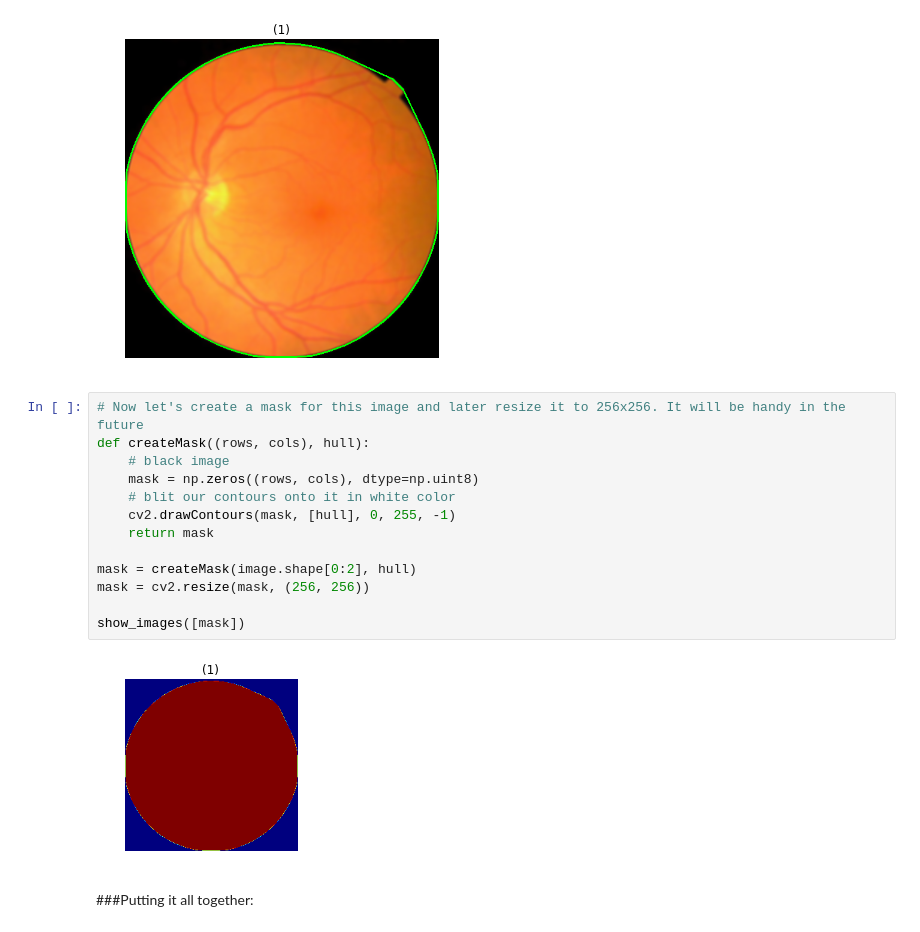
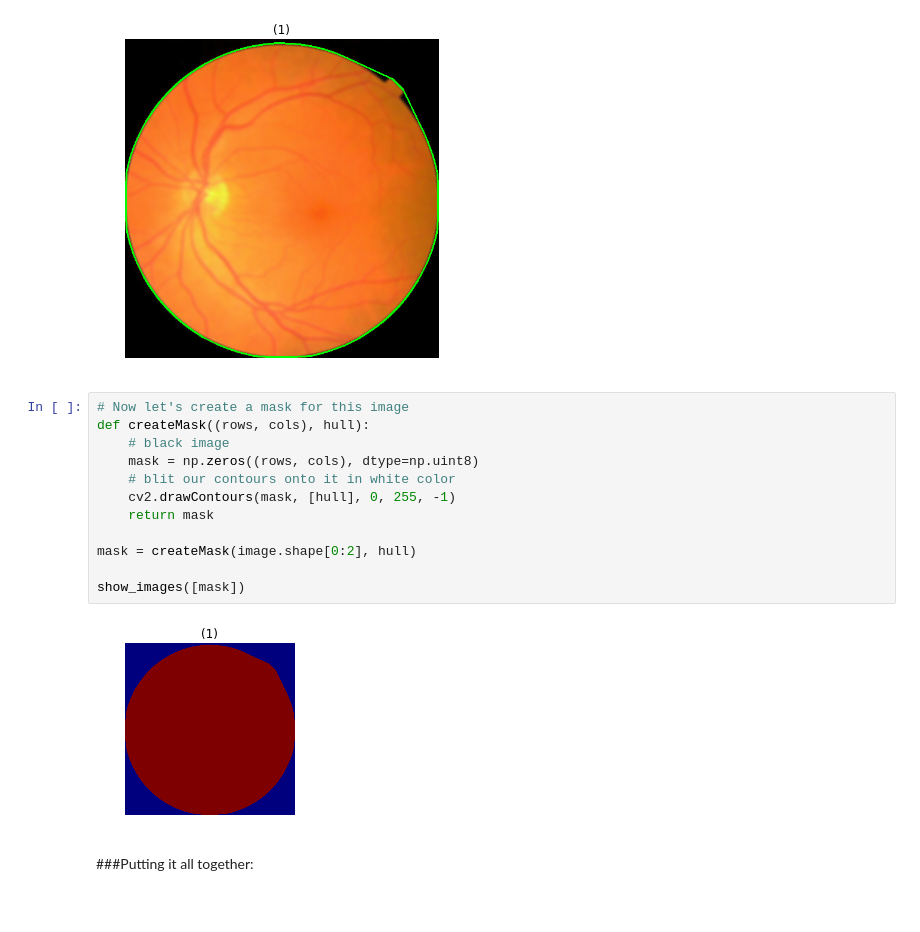
Before and after one commit to fierval/retina, a Jupyter notebook: DiabeticRetinopathy/Features/Color Map by Histogram and Contour Finding.ipynb, the cells around one changed output. Cells and saved outputs as stored; diff of their text form.

Commit message:
Finishing up the Color Map by Histogram and Contour Finding.ipynb

```diff
--- a/DiabeticRetinopathy/Features/Color Map by Histogram and Contour Finding.ipynb
+++ b/DiabeticRetinopathy/Features/Color Map by Histogram and Contour Finding.ipynb
@@ -117,20 +117,19 @@ display_contours(image, [hull], thickness=2, color=(0, 255, 0))
 # %% [output]
 [figure]
 # %%
-# Now let's create a mask for this image and later resize it to 256x256. It will be handy in the future
+# Now let's create a mask for this image
 def createMask((rows, cols), hull):
     # black image
     mask = np.zeros((rows, cols), dtype=np.uint8)
     # blit our contours onto it in white color
     cv2.drawContours(mask, [hull], 0, 255, -1)
     return mask
 
 mask = createMask(image.shape[0:2], hull)
-mask = cv2.resize(mask, (256, 256))
 
 show_images([mask])
 # %% [output]
-[figure, old version]
+[figure, new version]
 # %% [markdown]
 ###Putting it all together:
 # %%
```
Also changed, not shown: parts of 13 cells of this notebook.
